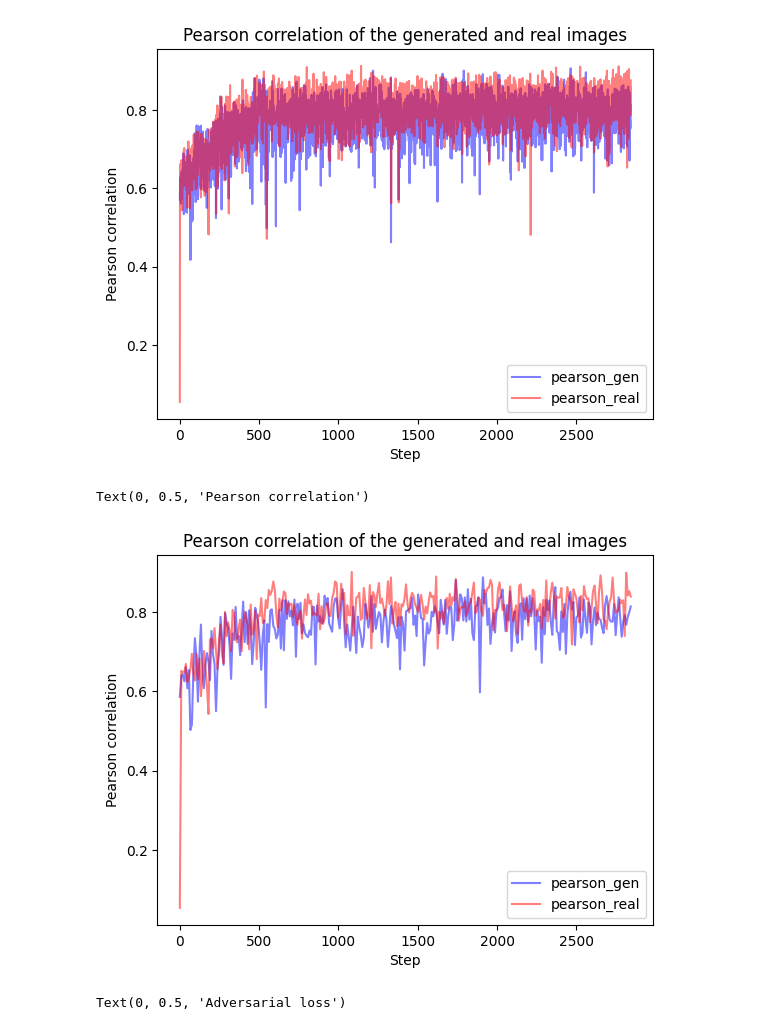
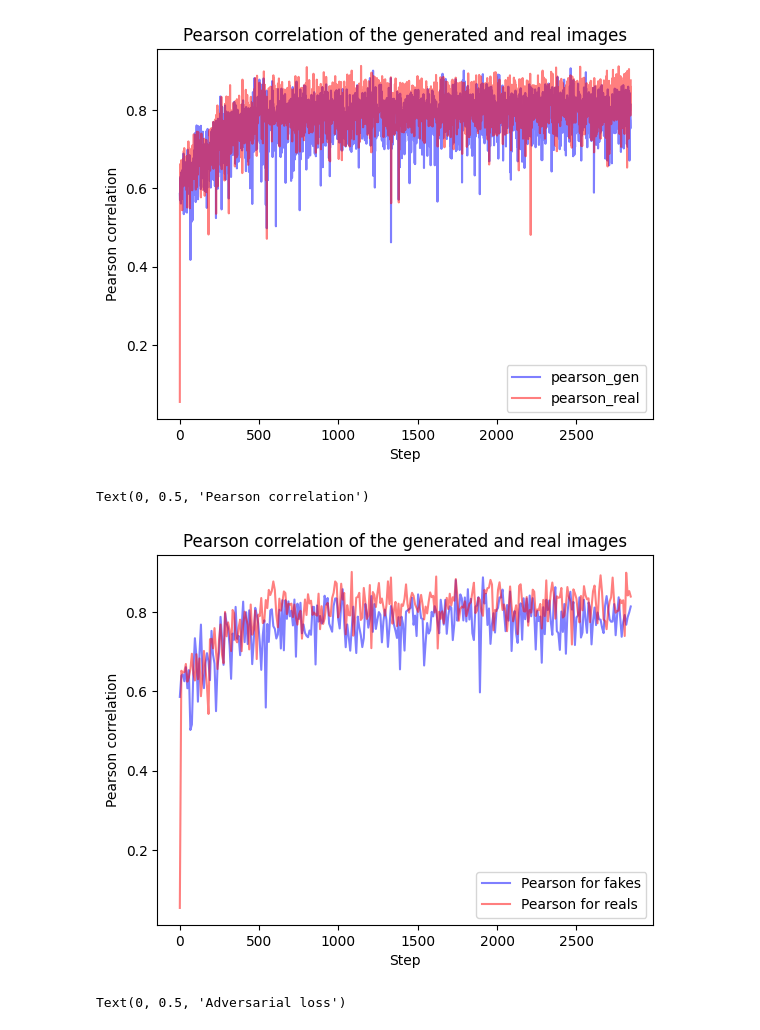
Before and after one commit to Jeremstym/depoibens, a Jupyter notebook: statdes.ipynb, the cells around one changed output. Cells and saved outputs as stored; diff of their text form; code cells hidden in the pictures.

```diff
--- a/statdes.ipynb
+++ b/statdes.ipynb
@@ -286,19 +329,19 @@ Text(0, 0.5, 'Pearson correlation')
 # %%
 x = np.arange(0, len(pearson_gen), 1)
 y = pearson_gen
 y2 = pearson_real[:-1]
 ynew = make_interp_spline(x, y, k=3)  # type: BSpline
 ynew2 = make_interp_spline(x, y2, k=3)  # type: BSpline
 xnew = np.linspace(x.min(), x.max(), 300)
-plt.plot(xnew, ynew(xnew), label="pearson_gen", color="blue", alpha=0.5)
-plt.plot(xnew, ynew2(xnew), label="pearson_real", color="red", alpha=0.5)
+plt.plot(xnew, ynew(xnew), label="Pearson for fakes", color="blue", alpha=0.5)
+plt.plot(xnew, ynew2(xnew), label="Pearson for reals", color="red", alpha=0.5)
 plt.legend()
 plt.title("Pearson correlation of the generated and real images")
 plt.xlabel("Step")
 plt.ylabel("Pearson correlation")
 # %% [output]
 Text(0, 0.5, 'Pearson correlation')
-[figure, old version]
+[figure, new version]
 # %%
 #plt.plot(adversarial_loss, label="adversarial_loss", color="blue", alpha=0.5)
 x = np.arange(0, len(adversarial_loss), 1)
```
Also changed, not shown: parts of 14 cells of this notebook.
